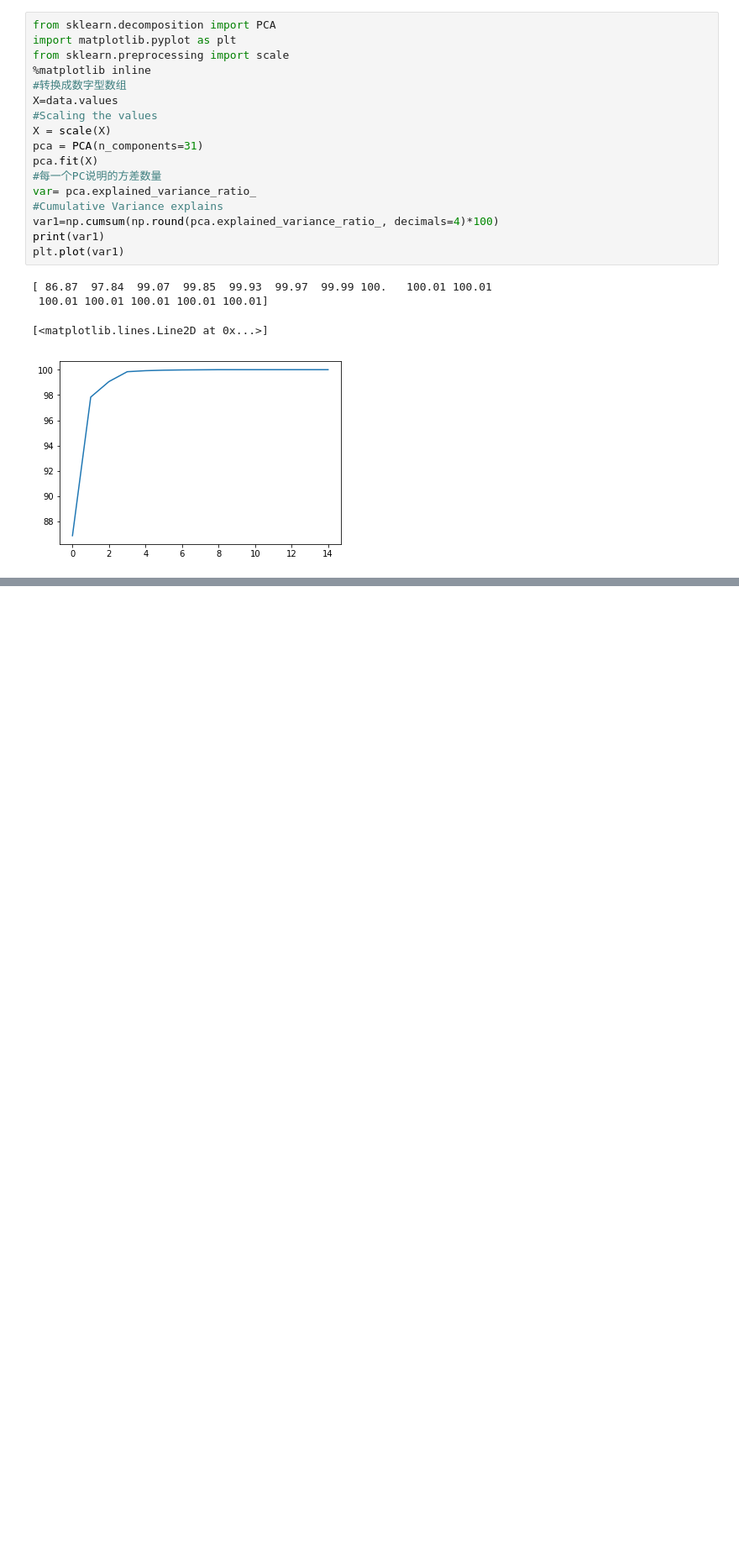
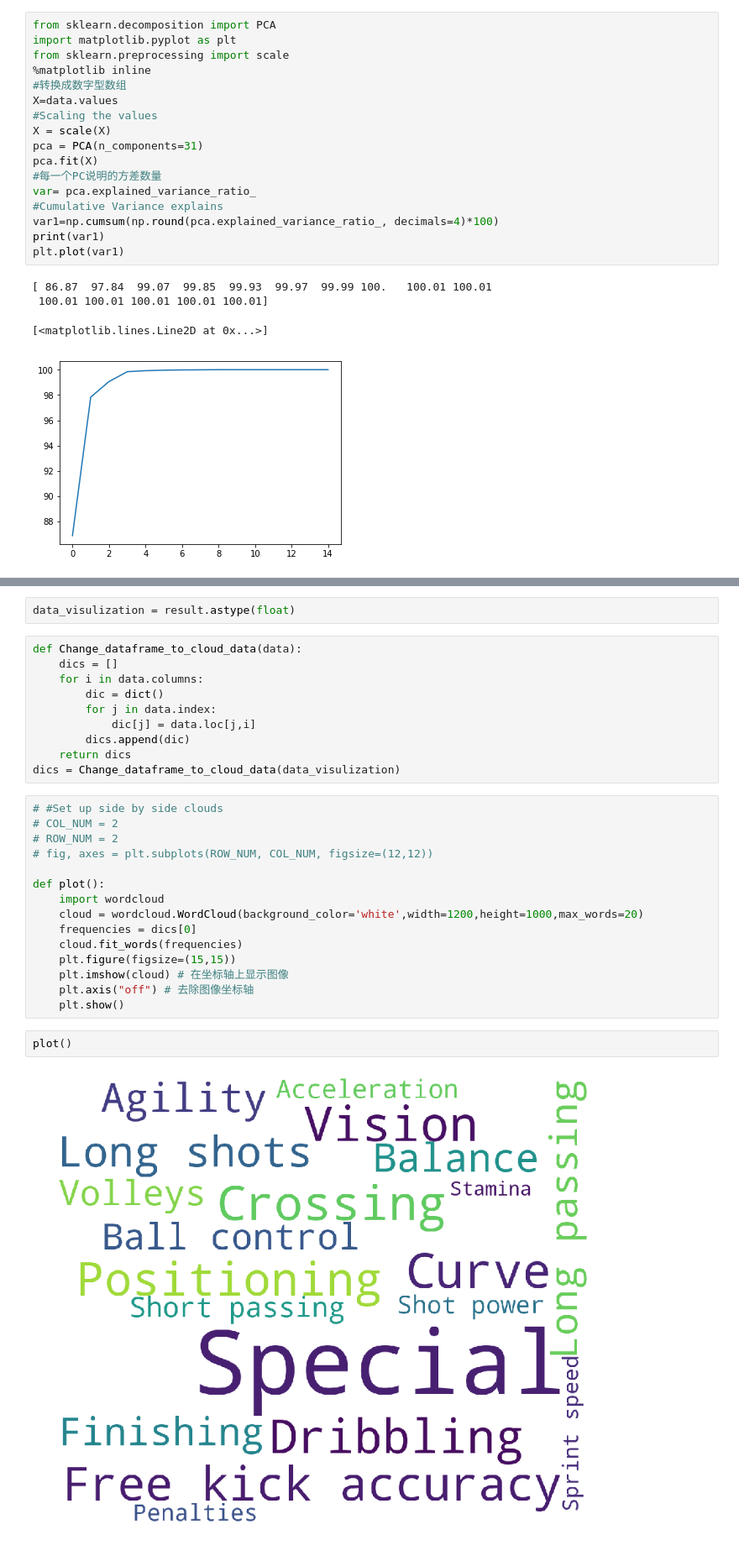
Before and after one commit to YahanCU/Football-analytics-project, a Jupyter notebook: Project for soccer game.ipynb, the cells around one changed output, grey strips where cells are left out. Shown at 84% size. Saved outputs shown, nothing was run; the diff lists cells and outputs as text; blank space fills up the shorter version.

```diff
--- a/Project for soccer game.ipynb
+++ b/Project for soccer game.ipynb
@@ -528,0 +529,31 @@ result[result>0.1]
+# %%
+data_visulization = result.astype(float)
+# %%
+def Change_dataframe_to_cloud_data(data):
+    dics = []
+    for i in data.columns:
+        dic = dict()
+        for j in data.index:
+            dic[j] = data.loc[j,i]
+        dics.append(dic)
+    return dics
+dics = Change_dataframe_to_cloud_data(data_visulization)
+# %%
+# #Set up side by side clouds
+# COL_NUM = 2
+# ROW_NUM = 2
+# fig, axes = plt.subplots(ROW_NUM, COL_NUM, figsize=(12,12))
+
+def plot():
+    import wordcloud
+    cloud = wordcloud.WordCloud(background_color='white',width=1200,height=1000,max_words=20)
+    frequencies = dics[0]
+    cloud.fit_words(frequencies)
+    plt.figure(figsize=(15,15))
+    plt.imshow(cloud) # 在坐标轴上显示图像
+    plt.axis("off") # 去除图像坐标轴
+    plt.show()
+# %%
+plot()
+# %% [output]
+[figure, added]
```
Also changed, not shown: parts of 1 cell of this notebook.
